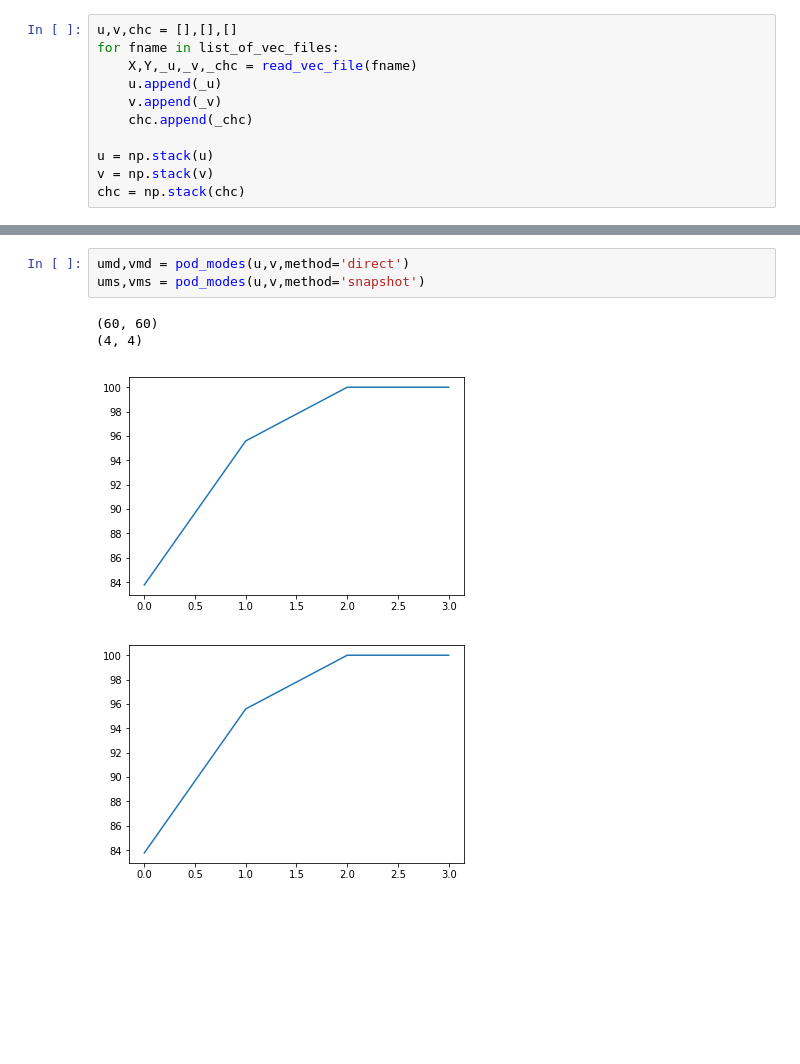
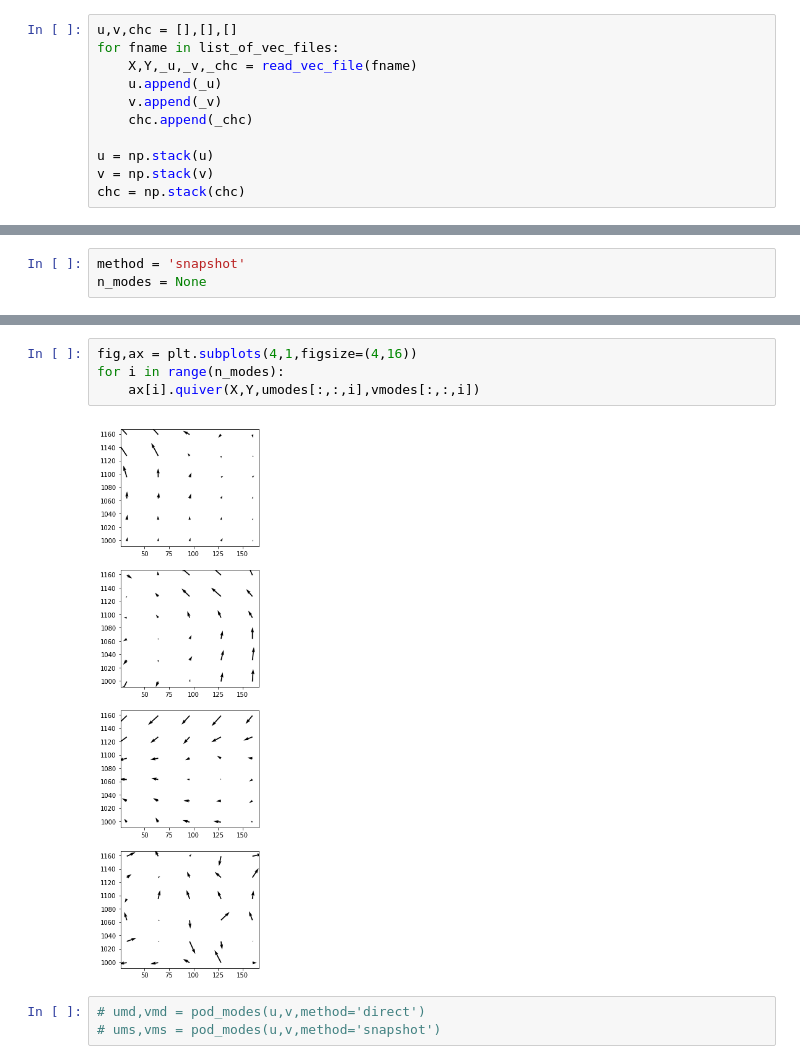
Before and after one commit to OpenPIV/openpiv-podbox, a Jupyter notebook: Python/notebooks/poduv.ipynb, the cells around one changed output, grey strips where cells are left out. Cells and saved outputs as stored; diff of their text form; blank space fills up the shorter version.

Commit message:
first modes working version

```diff
--- a/Python/notebooks/poduv.ipynb
+++ b/Python/notebooks/poduv.ipynb
@@ -64 +90,4 @@ ax.quiver(X,Y,u[0,:,:],v[0,:,:],chc[0,:,:])
+# %%
+method = 'snapshot'
+n_modes = None
 # %%
@@ -128,8 +178,9 @@ def pod_modes(u,v,n_modes=None, method='snapshot'):
+# %%
+fig,ax = plt.subplots(4,1,figsize=(4,16))
+for i in range(n_modes):
+    ax[i].quiver(X,Y,umodes[:,:,i],vmodes[:,:,i])
+# %% [output]
+[figure, added]
 # %%
-umd,vmd = pod_modes(u,v,method='direct')
-ums,vms = pod_modes(u,v,method='snapshot')
+# umd,vmd = pod_modes(u,v,method='direct')
+# ums,vms = pod_modes(u,v,method='snapshot')
-# %% [output]
-(60, 60)
-(4, 4)
-[figure, removed]
-[figure, removed]
```
Also changed, not shown: parts of 31 cells of this notebook, 4 other files.
